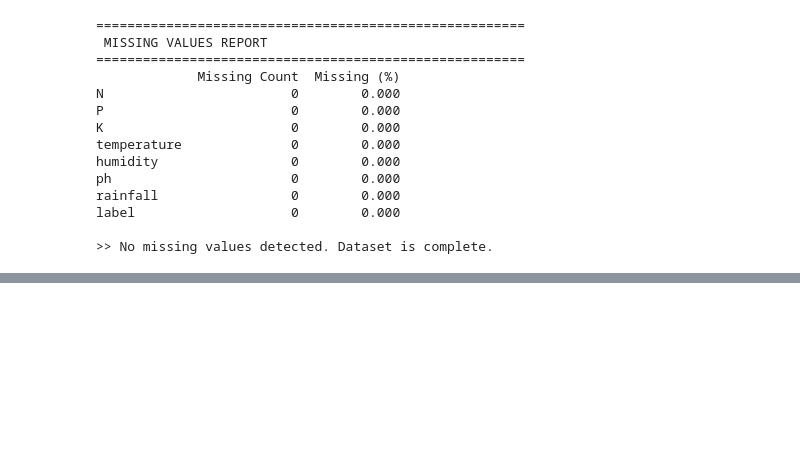
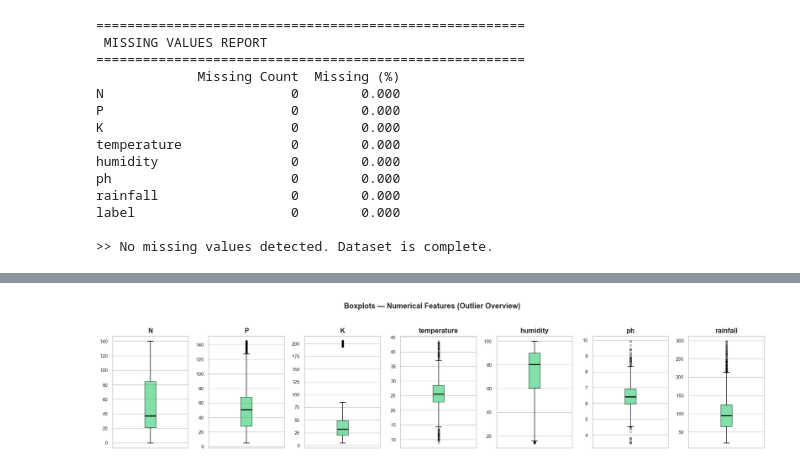
Before and after one commit to margarida-passos-cunha/machine-learning-project-group-e, a Jupyter notebook: notebooks/01_eda.ipynb, the cells around one changed output, grey strips where cells are left out. Saved outputs shown, nothing was run; the diff lists cells and outputs as text; code cells hidden in the pictures; blank space fills up the shorter version.

```diff
--- a/notebooks/01_eda.ipynb
+++ b/notebooks/01_eda.ipynb
@@ -227,0 +235,20 @@ else:
+# %%
+# =============================================================================
+# 1.4 — DESCRIPTIVE STATISTICS
+# =============================================================================
+
+NUMERICAL_FEATURES = ['N', 'P', 'K', 'temperature', 'humidity', 'ph', 'rainfall']
+
+print("=" * 55)
+print(" DESCRIPTIVE STATISTICS — Numerical Features")
+print("=" * 55)
+
+desc = df[NUMERICAL_FEATURES].describe().T
+desc['range']  = desc['max'] - desc['min']
+desc['cv (%)'] = (desc['std'] / desc['mean'] * 100).round(2)  # Coefficient of Variation
+desc['skew']   = df[NUMERICAL_FEATURES].skew().round(3)
+desc['kurt']   = df[NUMERICAL_FEATURES].kurt().round(3)
+
+# Select and reorder columns for clarity
+desc = desc[['count', 'mean', 'std', 'min', '25%', '50%', '75%', 'max', 'range', 'cv (%)', 'skew', 'kurt']]
+desc
@@ -227,0 +273,24 @@ else:
+# %%
+# =============================================================================
+# 1.5 — VISUAL SUMMARY: BOXPLOTS FOR OUTLIER DETECTION
+# =============================================================================
+
+fig, axes = plt.subplots(1, len(NUMERICAL_FEATURES), figsize=(18, 4))
+fig.suptitle('Boxplots — Numerical Features (Outlier Overview)', fontsize=14, fontweight='bold', y=1.02)
+
+for ax, feature in zip(axes, NUMERICAL_FEATURES):
+    ax.boxplot(
+        df[feature].dropna(),
+        patch_artist=True,
+        boxprops=dict(facecolor=ACCENT_COLOR, alpha=0.6),
+        medianprops=dict(color='black', linewidth=2),
+        flierprops=dict(marker='o', markersize=3, alpha=0.4, color='grey')
+    )
+    ax.set_title(feature)
+    ax.set_xticks([])
+
+plt.tight_layout()
+plt.savefig('../reports/figures/1_boxplots_overview.png', bbox_inches='tight')
+plt.show()
+# %% [output]
+[figure, added]
```
Also changed, not shown: parts of 28 cells of this notebook.
